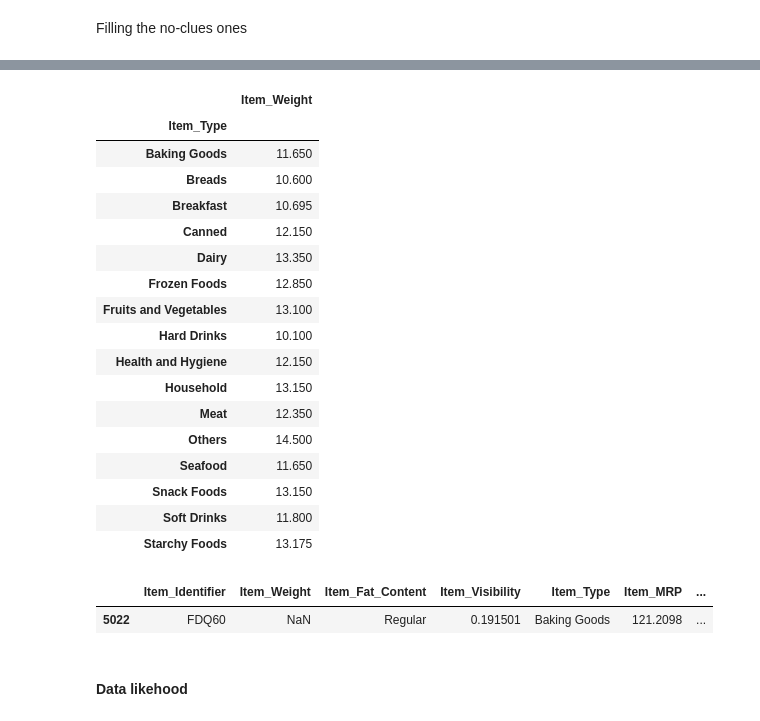
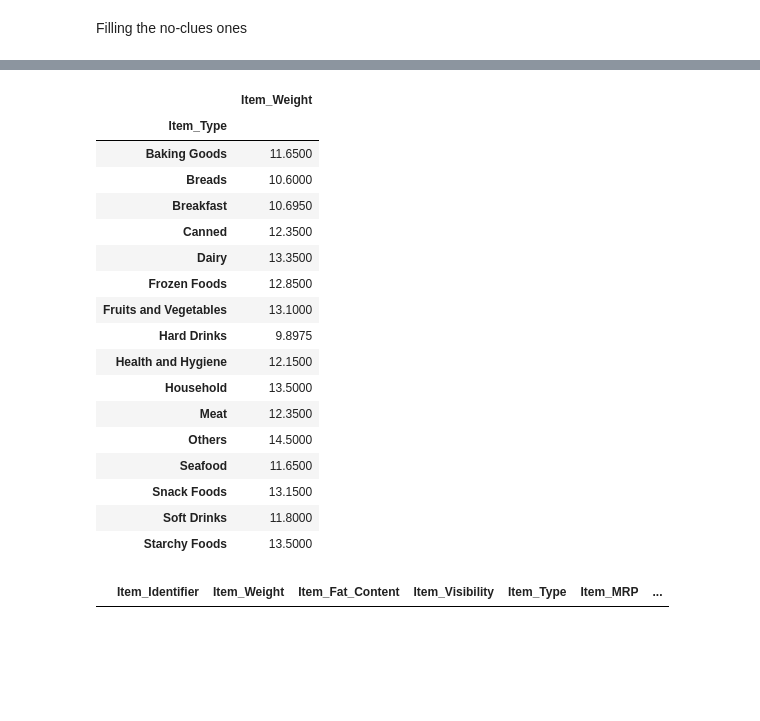
Before and after one commit to Demvok/BigMartSalesPrediction, a Jupyter notebook: BigMartSalesPrediction.ipynb, the cells around one changed output, grey strips where cells are left out. Saved outputs shown, nothing was run; the diff lists cells and outputs as text; code cells hidden in the pictures; blank space fills up the shorter version.

```diff
--- a/BigMartSalesPrediction.ipynb
+++ b/BigMartSalesPrediction.ipynb
@@ -101,0 +108,2 @@ Outlet size is completely missing on every occurrence
+# %%
+raw_data.Outlet_Size = raw_data.Outlet_Size.fillna('undefined')
@@ -176,0 +125,6 @@ NCZ54
+# %%
+for id in missing.Item_Identifier.unique():
+    found_row = raw_data.query(f'Item_Identifier == "{id}"')
+    found_row = found_row[found_row['Item_Weight'].isna() == False]
+    filler_weight = found_row.Item_Weight.median()
+    raw_data.loc[raw_data['Item_Identifier'] == id] = raw_data.loc[raw_data['Item_Identifier'] == id].fillna(filler_weight)
@@ -192,28 +138,22 @@ raw_data[raw_data['Item_Identifier'].isin(missing_no_info)]
 # %%
-raw_data.loc[:, ['Item_Weight', 'Item_Type']].groupby('Item_Type').median()
+median_weight_by_type = raw_data.loc[:, ['Item_Weight', 'Item_Type']].groupby('Item_Type').median()
+median_weight_by_type
 # %% [output]
 |  | Item_Weight |
 | Item_Type |  |
-| Baking Goods | 11.650 |
-| Breads | 10.600 |
-| Breakfast | 10.695 |
-| Canned | 12.150 |
-| Dairy | 13.350 |
-| Frozen Foods | 12.850 |
-| Fruits and Vegetables | 13.100 |
-| Hard Drinks | 10.100 |
-| Health and Hygiene | 12.150 |
-| Household | 13.150 |
-| Meat | 12.350 |
-| Others | 14.500 |
-| Seafood | 11.650 |
-| Snack Foods | 13.150 |
-| Soft Drinks | 11.800 |
-| Starchy Foods | 13.175 |
+| Baking Goods | 11.6500 |
+| Breads | 10.6000 |
+| Breakfast | 10.6950 |
+| Canned | 12.3500 |
+| Dairy | 13.3500 |
+| Frozen Foods | 12.8500 |
+| Fruits and Vegetables | 13.1000 |
+| Hard Drinks | 9.8975 |
+| Health and Hygiene | 12.1500 |
+| Household | 13.5000 |
+| Meat | 12.3500 |
+| Others | 14.5000 |
+| Seafood | 11.6500 |
+| Snack Foods | 13.1500 |
+| Soft Drinks | 11.8000 |
+| Starchy Foods | 13.5000 |
-# %%
-raw_data.query('Item_Identifier == "FDQ60"')
-# %% [output]
-|  | Item_Identifier | Item_Weight | Item_Fat_Content | Item_Visibility | Item_Type | Item_MRP | ... |
-| 5022 | FDQ60 | NaN | Regular | 0.191501 | Baking Goods | 121.2098 | ... |
-# %% [markdown]
-#### Data likehood
@@ -219,0 +165,4 @@ raw_data.query('Item_Identifier == "FDQ60"')
+# %%
+raw_data.loc[raw_data['Item_Weight'].isna()]
+# %% [output]
+|  | Item_Identifier | Item_Weight | Item_Fat_Content | Item_Visibility | Item_Type | Item_MRP | ... |
```
Also changed, not shown: parts of 31 cells of this notebook.
